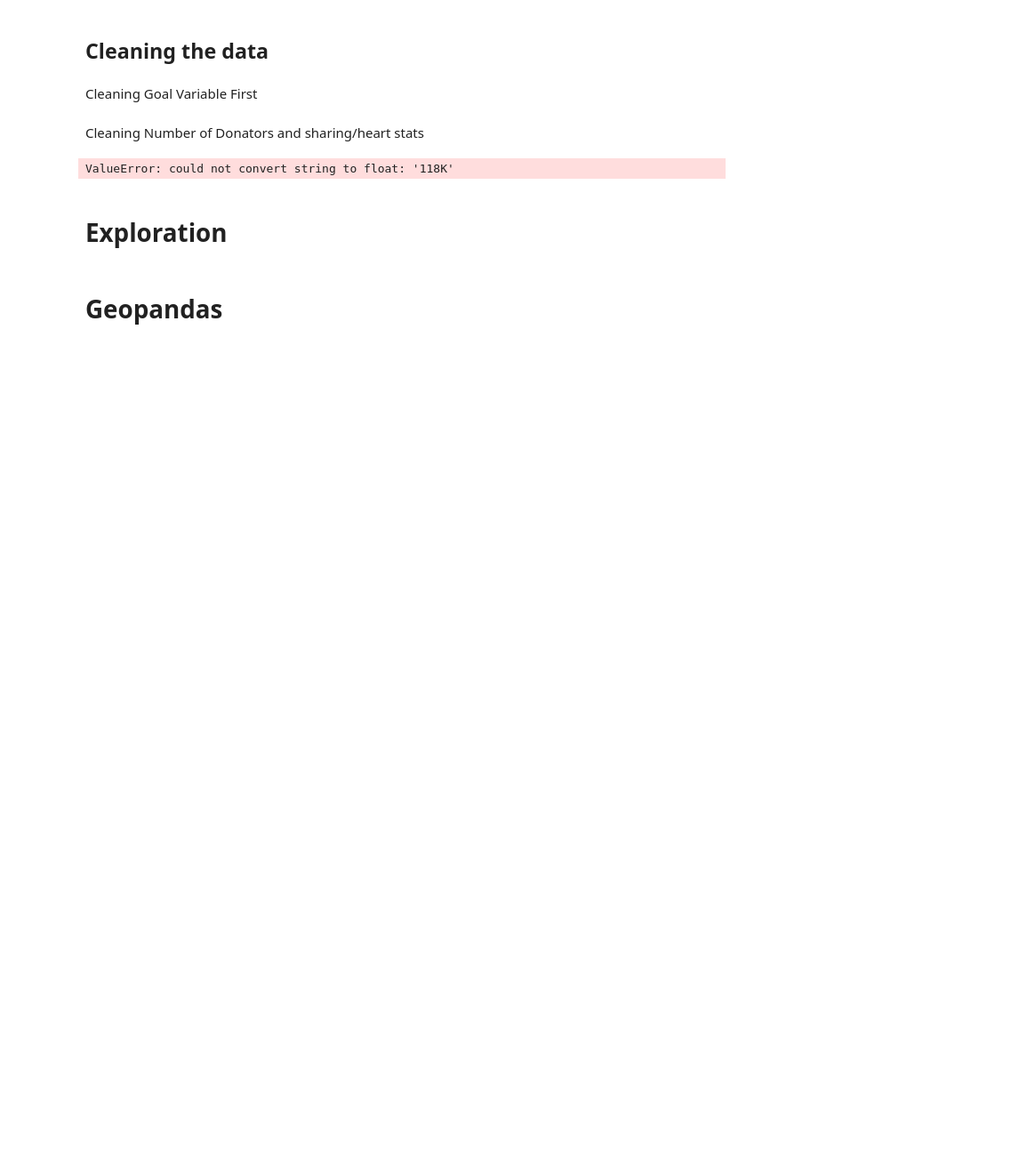
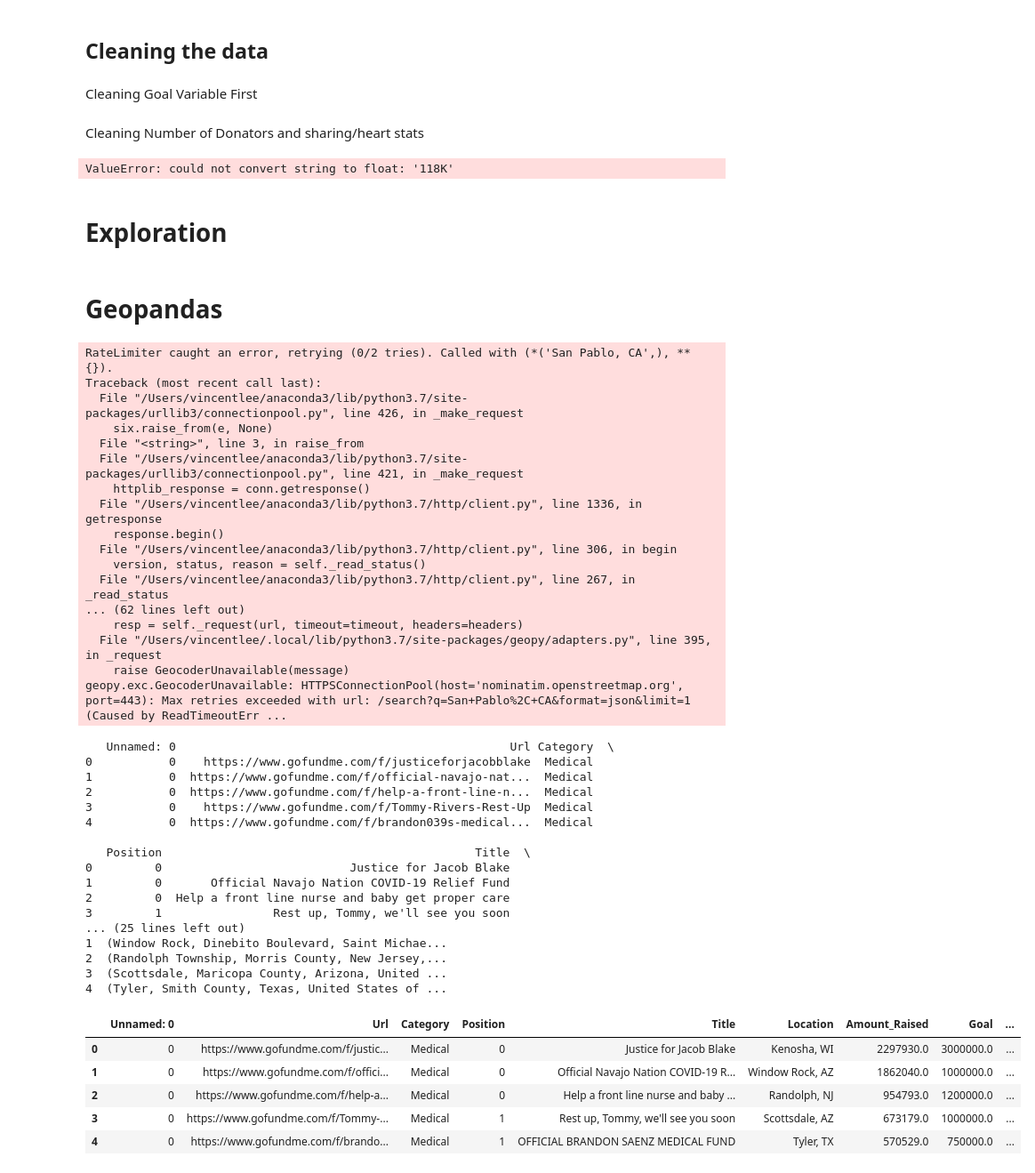
Before and after one commit to djleung/DS3-GoFundMe, a Jupyter notebook: gofundme exploration.ipynb, the cells around one changed output. Shown at 89% size. Cells and saved outputs as stored; diff of their text form; code cells hidden in the pictures; blank space fills up the shorter version.

```diff
--- a/gofundme exploration.ipynb
+++ b/gofundme exploration.ipynb
@@ -101,0 +104,57 @@ from shapely.geometry import Point
+# %%
+#import geopy
+from geopy.extra.rate_limiter import RateLimiter
+from geopy.geocoders import Nominatim
+locator = Nominatim(user_agent="myGeocoder")
+#geolocator = Nominatim(user_agent="specify_your_app_name_here")
+#geocode = RateLimiter(geolocator.geocode, min_delay_seconds=1)
+
+# 1 - convenient function to delay between geocoding calls
+geocode = RateLimiter(locator.geocode, min_delay_seconds=1)
+# 2- - create location column
+df = df.assign(address = df['Location'].apply(geocode))
+print(df.head())
+# 3 - create longitude, latitude and altitude from location column (returns tuple)
+df = df.assign(point = df['address'].apply(lambda loc: tuple(loc.point) if loc else None))
+df.head()
+# %% [output]
+RateLimiter caught an error, retrying (0/2 tries). Called with (*('San Pablo, CA',), **{}).
+Traceback (most recent call last):
+  File "/Users/vincentlee/anaconda3/lib/python3.7/site-packages/urllib3/connectionpool.py", line 426, in _make_request
+    six.raise_from(e, None)
+  File "<string>", line 3, in raise_from
+  File "/Users/vincentlee/anaconda3/lib/python3.7/site-packages/urllib3/connectionpool.py", line 421, in _make_request
+    httplib_response = conn.getresponse()
+  File "/Users/vincentlee/anaconda3/lib/python3.7/http/client.py", line 1336, in getresponse
+    response.begin()
+  File "/Users/vincentlee/anaconda3/lib/python3.7/http/client.py", line 306, in begin
+    version, status, reason = self._read_status()
+  File "/Users/vincentlee/anaconda3/lib/python3.7/http/client.py", line 267, in _read_status
+... (62 lines left out)
+    resp = self._request(url, timeout=timeout, headers=headers)
+  File "/Users/vincentlee/.local/lib/python3.7/site-packages/geopy/adapters.py", line 395, in _request
+    raise GeocoderUnavailable(message)
+geopy.exc.GeocoderUnavailable: HTTPSConnectionPool(host='nominatim.openstreetmap.org', port=443): Max retries exceeded with url: /search?q=San+Pablo%2C+CA&format=json&limit=1 (Caused by ReadTimeoutErr ...
+   Unnamed: 0                                                Url Category  \
+0           0    https://www.gofundme.com/f/justiceforjacobblake  Medical
+1           0  https://www.gofundme.com/f/official-navajo-nat...  Medical
+2           0  https://www.gofundme.com/f/help-a-front-line-n...  Medical
+3           0    https://www.gofundme.com/f/Tommy-Rivers-Rest-Up  Medical
+4           0  https://www.gofundme.com/f/brandon039s-medical...  Medical
+
+   Position                                             Title  \
+0         0                           Justice for Jacob Blake
+1         0       Official Navajo Nation COVID-19 Relief Fund
+2         0  Help a front line nurse and baby get proper care
+3         1                Rest up, Tommy, we'll see you soon
+... (25 lines left out)
+1  (Window Rock, Dinebito Boulevard, Saint Michae...
+2  (Randolph Township, Morris County, New Jersey,...
+3  (Scottsdale, Maricopa County, Arizona, United ...
+4  (Tyler, Smith County, Texas, United States of ...
+|  | Unnamed: 0 | Url | Category | Position | Title | Location | Amount_Raised | Goal | ... |
+| 0 | 0 | https://www.gofundme.com/f/justic... | Medical | 0 | Justice for Jacob Blake | Kenosha, WI | 2297930.0 | 3000000.0 | ... |
+| 1 | 0 | https://www.gofundme.com/f/offici... | Medical | 0 | Official Navajo Nation COVID-19 R... | Window Rock, AZ | 1862040.0 | 1000000.0 | ... |
+| 2 | 0 | https://www.gofundme.com/f/help-a... | Medical | 0 | Help a front line nurse and baby ... | Randolph, NJ | 954793.0 | 1200000.0 | ... |
+| 3 | 0 | https://www.gofundme.com/f/Tommy-... | Medical | 1 | Rest up, Tommy, we'll see you soon | Scottsdale, AZ | 673179.0 | 1000000.0 | ... |
+| 4 | 0 | https://www.gofundme.com/f/brando... | Medical | 1 | OFFICIAL BRANDON SAENZ MEDICAL FUND | Tyler, TX | 570529.0 | 750000.0 | ... |
```
Also changed, not shown: parts of 6 cells of this notebook, 1 other file.
